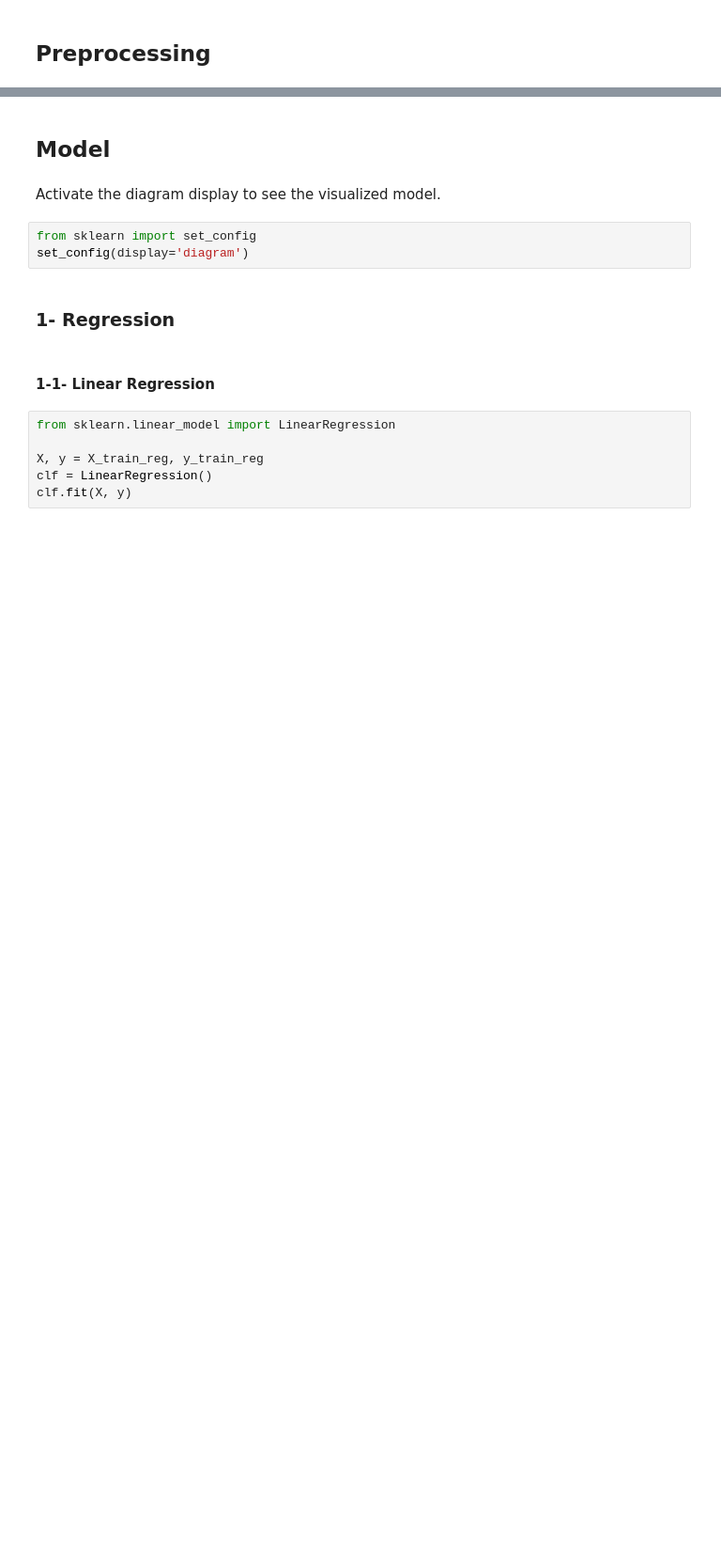
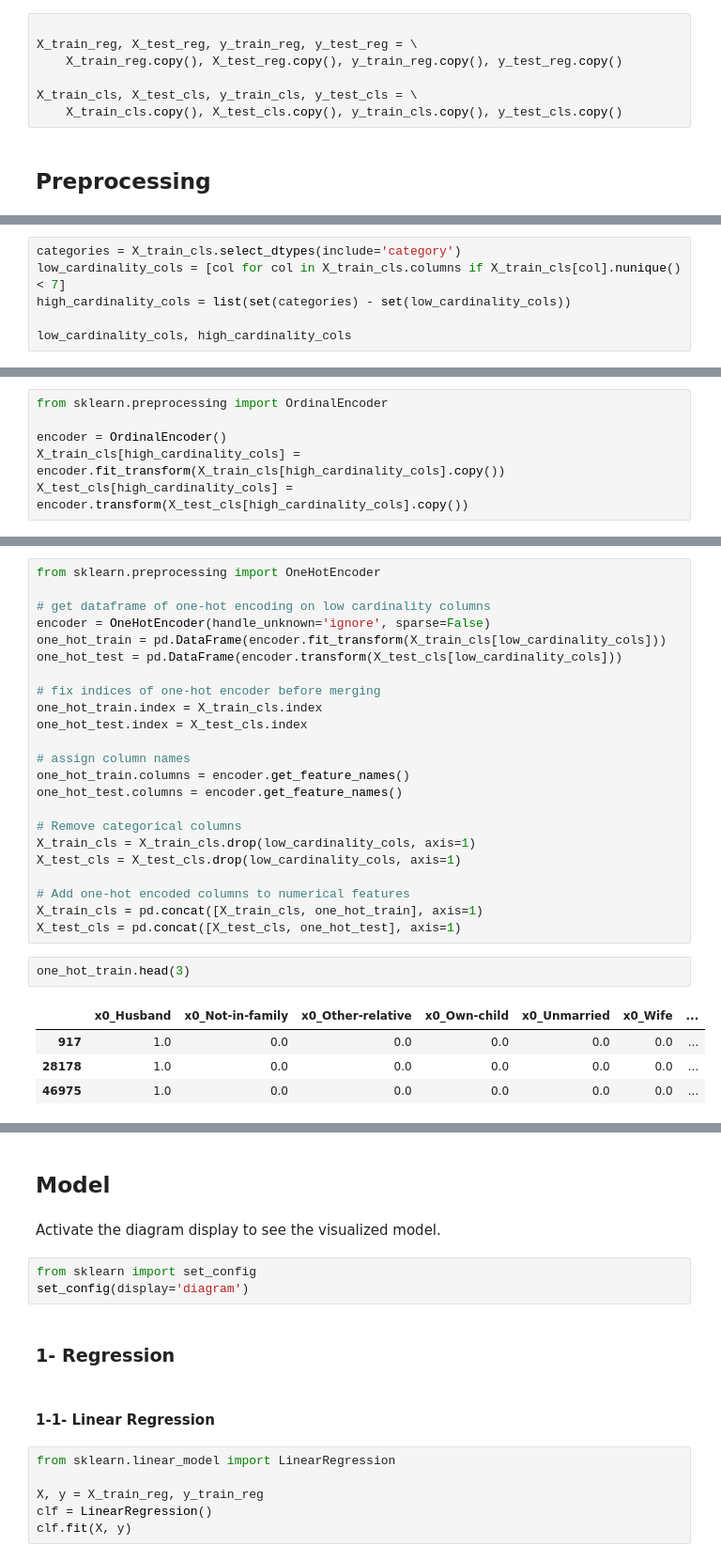
Before and after one commit to tabaraei/Data-Science-Toolkit, a Jupyter notebook: notebooks/Scikit-Learn.ipynb, the cells around one changed output, grey strips where cells are left out. Shown at 94% size. Drawn from its saved outputs; the diff is of its cells as text; blank space fills up the shorter version.

```diff
--- a/notebooks/Scikit-Learn.ipynb
+++ b/notebooks/Scikit-Learn.ipynb
@@ -56,2 +98,9 @@ X_train_cls, X_test_cls, y_train_cls, y_test_cls = \
+# %%
+
+X_train_reg, X_test_reg, y_train_reg, y_test_reg = \
+    X_train_reg.copy(), X_test_reg.copy(), y_train_reg.copy(), y_test_reg.copy()
+
+X_train_cls, X_test_cls, y_train_cls, y_test_cls = \
+    X_train_cls.copy(), X_test_cls.copy(), y_train_cls.copy(), y_test_cls.copy()
 # %% [markdown]
 ## Preprocessing
@@ -61,0 +109,6 @@ ordinal_encoder = OrdinalEncoder()
+# %%
+categories = X_train_cls.select_dtypes(include='category')
+low_cardinality_cols = [col for col in X_train_cls.columns if X_train_cls[col].nunique() < 7]
+high_cardinality_cols = list(set(categories) - set(low_cardinality_cols))
+
+low_cardinality_cols, high_cardinality_cols
@@ -61,0 +127,6 @@ ordinal_encoder = OrdinalEncoder()
+# %%
+from sklearn.preprocessing import OrdinalEncoder
+
+encoder = OrdinalEncoder()
+X_train_cls[high_cardinality_cols] = encoder.fit_transform(X_train_cls[high_cardinality_cols].copy())
+X_test_cls[high_cardinality_cols] = encoder.transform(X_test_cls[high_cardinality_cols].copy())
@@ -61,0 +149,30 @@ ordinal_encoder = OrdinalEncoder()
+# %%
+from sklearn.preprocessing import OneHotEncoder
+
+# get dataframe of one-hot encoding on low cardinality columns
+encoder = OneHotEncoder(handle_unknown='ignore', sparse=False)
+one_hot_train = pd.DataFrame(encoder.fit_transform(X_train_cls[low_cardinality_cols]))
+one_hot_test = pd.DataFrame(encoder.transform(X_test_cls[low_cardinality_cols]))
+
+# fix indices of one-hot encoder before merging
+one_hot_train.index = X_train_cls.index
+one_hot_test.index = X_test_cls.index
+
+# assign column names
+one_hot_train.columns = encoder.get_feature_names()
+one_hot_test.columns = encoder.get_feature_names()
+
+# Remove categorical columns
+X_train_cls = X_train_cls.drop(low_cardinality_cols, axis=1)
+X_test_cls = X_test_cls.drop(low_cardinality_cols, axis=1)
+
+# Add one-hot encoded columns to numerical features
+X_train_cls = pd.concat([X_train_cls, one_hot_train], axis=1)
+X_test_cls = pd.concat([X_test_cls, one_hot_test], axis=1)
+# %%
+one_hot_train.head(3)
+# %% [output]
+|  | x0_Husband | x0_Not-in-family | x0_Other-relative | x0_Own-child | x0_Unmarried | x0_Wife | ... |
+| 917 | 1.0 | 0.0 | 0.0 | 0.0 | 0.0 | 0.0 | ... |
+| 28178 | 1.0 | 0.0 | 0.0 | 0.0 | 0.0 | 0.0 | ... |
+| 46975 | 1.0 | 0.0 | 0.0 | 0.0 | 0.0 | 0.0 | ... |
```
Also changed, not shown: parts of 35 cells of this notebook.
